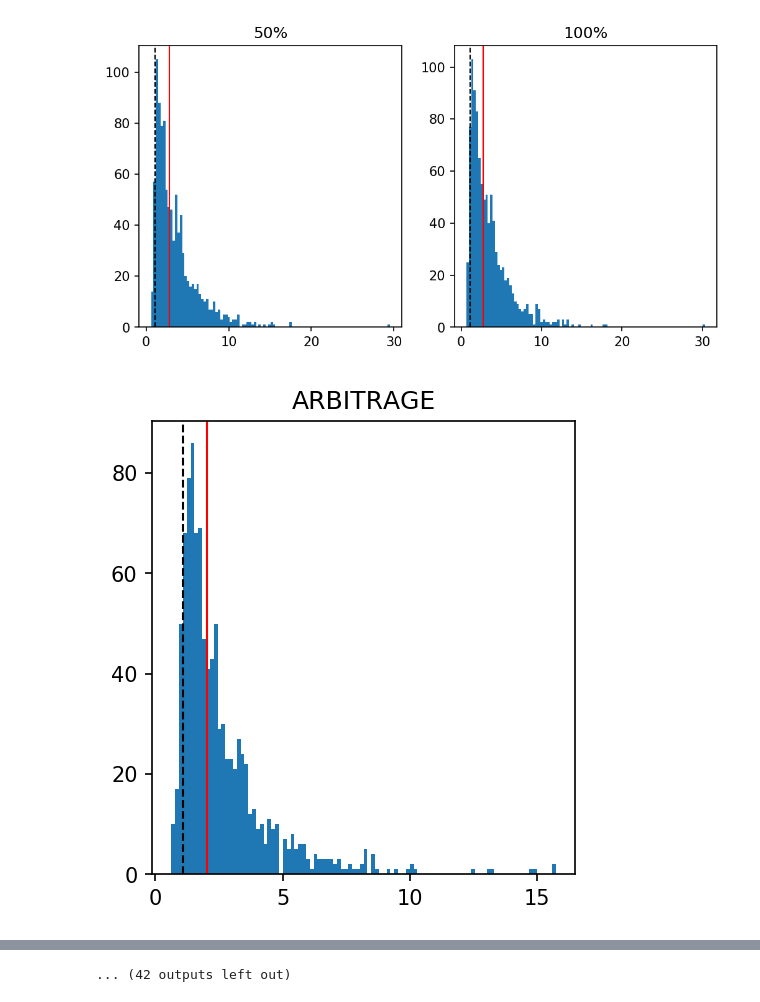
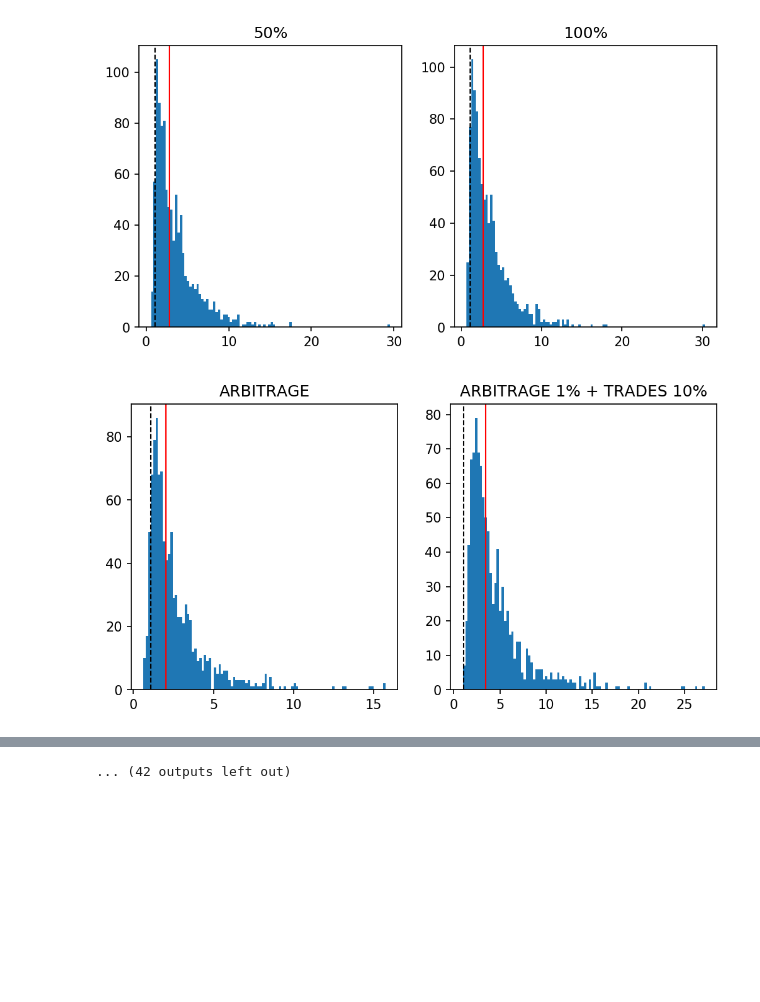
Before and after one commit to multitoken/simulation-stats, a Jupyter notebook: simulation.ipynb, the cells around one changed output, grey strips where cells are left out. Drawn from its saved outputs; the diff is of its cells as text; code cells hidden in the pictures; blank space fills up the shorter version.

Commit message:
add simulation of arbitrage 1% + trades 10%

```diff
--- a/simulation.ipynb
+++ b/simulation.ipynb
@@ -33,6 +33,15 @@ def log_stats(name, stats):
             median([s['total_tx_fees'] for s in stats]),
             median([s['total_arbiter_profit'] for s in stats]),
         ))
+    elif name == 'ARBITRAGE 1% + TRADES 10%':
+        logging.info('*{}*: {:.4f}, rebalances: {:.0f}, tx_fee: ${:.0f}, arbiter profit: ${:.0f}, trade amount: ${:.0f}'.format(
+            name,
+            median([s['profit_multiplier'] for s in stats]),
+            median([s['arbitrage_count'] for s in stats]),
+            median([s['total_tx_fees'] for s in stats]),
+            median([s['total_arbiter_profit'] for s in stats]),
+            median([s['total_traded'] for s in stats]),
+        ))
     else:
         logging.info('*{}*: {:.4f}, rebalances: {:.0f}, tx_fee: ${:.0f}'.format(
             name,
@@ -57,19 +66,20 @@ order = {
     '20%': 12,
     '50%': 13,
     '100%': 14,
-    'ARBITRAGE': 15
+    'ARBITRAGE': 15,
+    'ARBITRAGE 1% + TRADES 10%': 16,
 }
 # %%
 logging.root.setLevel(logging.INFO)
 logging.basicConfig(format='%(message)s')
 
 files = {
-    '3-6 tokens, ALL': 'test_data/test_3_6_1_5_1000_all.json',
-    '3-6 tokens, UP': 'test_data/test_3_6_1_5_1000_up.json',
-    '3-6 tokens, DOWN': 'test_data/test_3_6_1_5_1000_down.json',
-    '10-20 tokens, ALL': 'test_data/test_10_20_1_5_1000_all.json',
-    '10-20 tokens, UP': 'test_data/test_10_20_1_5_1000_up.json',
-    '10-20 tokens, DOWN': 'test_data/test_10_20_1_5_1000_down.json'
+    '3-6 tokens, ALL, $1M': 'test_data/test_3_6_1_5_1000_all.json',
+    '3-6 tokens, UP, $1M': 'test_data/test_3_6_1_5_1000_up.json',
+    '3-6 tokens, DOWN, $1M': 'test_data/test_3_6_1_5_1000_down.json',
+    '10-20 tokens, ALL, $1M': 'test_data/test_10_20_1_5_1000_all.json',
+    '10-20 tokens, UP, $1M': 'test_data/test_10_20_1_5_1000_up.json',
+    '10-20 tokens, DOWN, $1M': 'test_data/test_10_20_1_5_1000_down.json'
 }
 # %%
 for title, filename in files.items():
@@ -96,9 +106,5 @@ for title, filename in files.items():
             fig, axes = plt.subplots(1, 2, figsize=(8,4))
             fig.set_dpi(150)
             i = 0
-
-    if i != 0:
-        if i == 1:
-            fig.delaxes(axes[i])
-        plt.show()
+    plt.close()
 # %% [output]
@@ -123,8 +130,8 @@ for title, filename in files.items():
 [figure]
 [figure]
 [figure]
 [figure]
 [figure]
 [figure]
 [figure]
-[figure, old version]
+[figure, new version]
```
Also changed, not shown: parts of 1 cell of this notebook, 6 other files.
